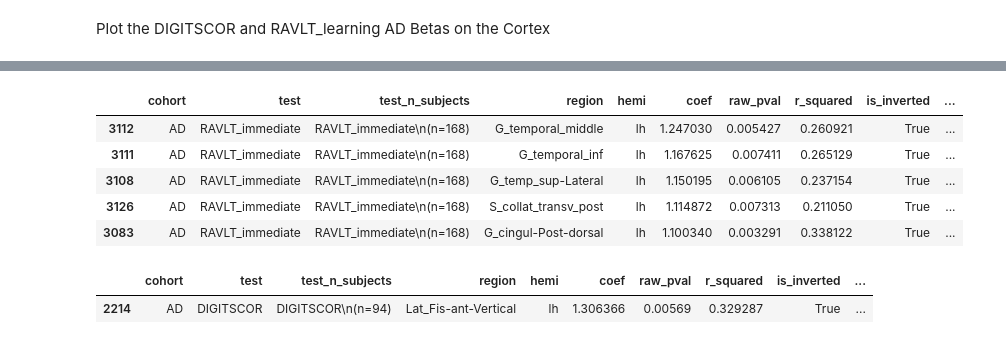
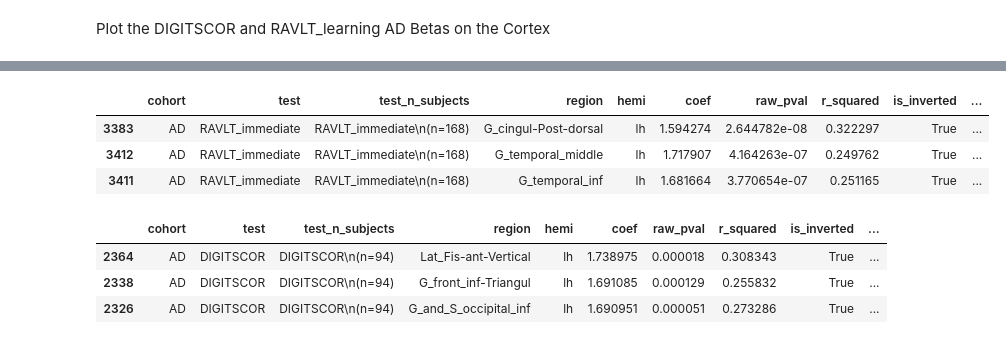
Before and after one commit to SamAndTheSun/Graph_UNet, a Jupyter notebook: notebooks/AD_analysis.ipynb, the cells around one changed output, grey strips where cells are left out. Saved outputs shown, nothing was run; the diff lists cells and outputs as text; code cells hidden in the pictures.

```diff
--- a/notebooks/AD_analysis.ipynb
+++ b/notebooks/AD_analysis.ipynb
@@ -221,3 +210,14 @@ with open(f'{output_dir}cog_test_values/all_cog_arrays.pkl', 'wb') as f:
+# %%
+# Get the regression results
+local_results, cog_arrays, _ = regress_cognitive(data_dir, output_dir, cog_path, test_relations,
+                                              subset=False, postprocess_obj=postprocess(),
+                                              get_beta_arrays=True,
+                                              mask_by='adj', pval_thresh=0.01)
+
+# Save the df and cog arrays
+local_results.to_csv(f'{output_dir}local_cog_tests.csv')
+with open(f'{output_dir}cog_test_values/all_cog_arrays.pkl', 'wb') as f:
+    pickle.dump(cog_arrays, f)
 # %% [markdown]
 Plot the DIGITSCOR and RAVLT_learning AD Betas on the Cortex
 # %%
@@ -261,24 +261,30 @@ plt.tight_layout()
 # %%
 #local_results = pd.read_csv(f'{output_dir}local_cog_tests.csv')
 local_results[
     (local_results['test'] == 'RAVLT_immediate') &
     (local_results['cohort'] == 'AD') &
-    (local_results['raw_pval'] < 0.01)
-].sort_values(by='coef', ascending=False).head(10)
+    (local_results['adj_pval'] < 0.01)
+].sort_values(
+    by=['adj_pval', 'coef'],
+    ascending=[True, False]  # adj_pval ascending, coefficient descending
+).head(3)
 # %% [output]
 |  | cohort | test | test_n_subjects | region | hemi | coef | raw_pval | r_squared | is_inverted | ... |
-| 3112 | AD | RAVLT_immediate | RAVLT_immediate\n(n=168) | G_temporal_middle | lh | 1.247030 | 0.005427 | 0.260921 | True | ... |
-| 3111 | AD | RAVLT_immediate | RAVLT_immediate\n(n=168) | G_temporal_inf | lh | 1.167625 | 0.007411 | 0.265129 | True | ... |
-| 3108 | AD | RAVLT_immediate | RAVLT_immediate\n(n=168) | G_temp_sup-Lateral | lh | 1.150195 | 0.006105 | 0.237154 | True | ... |
-| 3126 | AD | RAVLT_immediate | RAVLT_immediate\n(n=168) | S_collat_transv_post | lh | 1.114872 | 0.007313 | 0.211050 | True | ... |
-| 3083 | AD | RAVLT_immediate | RAVLT_immediate\n(n=168) | G_cingul-Post-dorsal | lh | 1.100340 | 0.003291 | 0.338122 | True | ... |
+| 3383 | AD | RAVLT_immediate | RAVLT_immediate\n(n=168) | G_cingul-Post-dorsal | lh | 1.594274 | 2.644782e-08 | 0.322297 | True | ... |
+| 3412 | AD | RAVLT_immediate | RAVLT_immediate\n(n=168) | G_temporal_middle | lh | 1.717907 | 4.164263e-07 | 0.249762 | True | ... |
+| 3411 | AD | RAVLT_immediate | RAVLT_immediate\n(n=168) | G_temporal_inf | lh | 1.681664 | 3.770654e-07 | 0.251165 | True | ... |
 # %%
 #local_results = pd.read_csv(f'{output_dir}local_cog_tests.csv')
 local_results[
     (local_results['test'] == 'DIGITSCOR') &
     (local_results['cohort'] == 'AD') &
-    (local_results['raw_pval'] < 0.01)
-].sort_values(by='coef', ascending=False).head(10)
+    (local_results['adj_pval'] < 0.01)
+].sort_values(
+    by=['adj_pval', 'coef'],
+    ascending=[True, False]  # adj_pval ascending, coefficient descending
+).head(3)
 # %% [output]
 |  | cohort | test | test_n_subjects | region | hemi | coef | raw_pval | r_squared | is_inverted | ... |
-| 2214 | AD | DIGITSCOR | DIGITSCOR\n(n=94) | Lat_Fis-ant-Vertical | lh | 1.306366 | 0.00569 | 0.329287 | True | ... |
+| 2364 | AD | DIGITSCOR | DIGITSCOR\n(n=94) | Lat_Fis-ant-Vertical | lh | 1.738975 | 0.000018 | 0.308343 | True | ... |
+| 2338 | AD | DIGITSCOR | DIGITSCOR\n(n=94) | G_front_inf-Triangul | lh | 1.691085 | 0.000129 | 0.255832 | True | ... |
+| 2326 | AD | DIGITSCOR | DIGITSCOR\n(n=94) | G_and_S_occipital_inf | lh | 1.690951 | 0.000051 | 0.273286 | True | ... |
```
Also changed, not shown: parts of 2 cells of this notebook, 1 other file.
